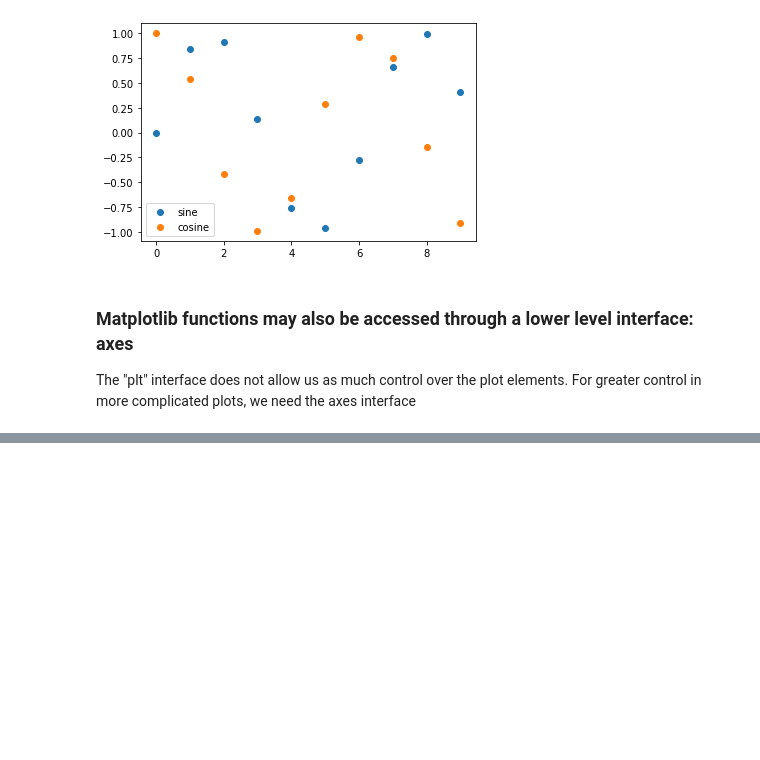
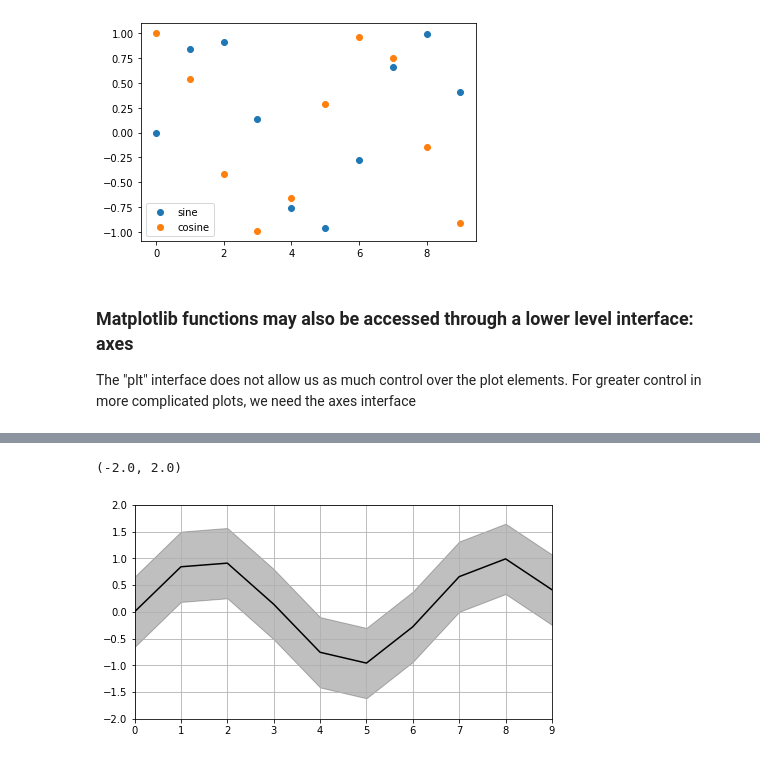
Before and after one commit to adityarn/MAR440_PythonModule, a Jupyter notebook: 03_Matplotlib.ipynb, the cells around one changed output, grey strips where cells are left out. Cells and saved outputs as stored; diff of their text form; code cells hidden in the pictures; blank space fills up the shorter version.

```diff
--- a/03_Matplotlib.ipynb
+++ b/03_Matplotlib.ipynb
@@ -85,0 +105,11 @@ axr.legend()
+# %%
+fig = plt.figure(figsize=(190/25.4, 100/25.4) )
+ax = plt.axes()
+ax.fill_between(x, y-np.std(y), y+np.std(y), alpha=0.25, color="k")
+ax.plot(x, y, color="k")
+ax.grid()
+ax.set_xlim(0,9)
+ax.set_ylim(-2, 2)
+# %% [output]
+(-2.0, 2.0)
+[figure, added]
```
Also changed, not shown: parts of 24 cells of this notebook.
